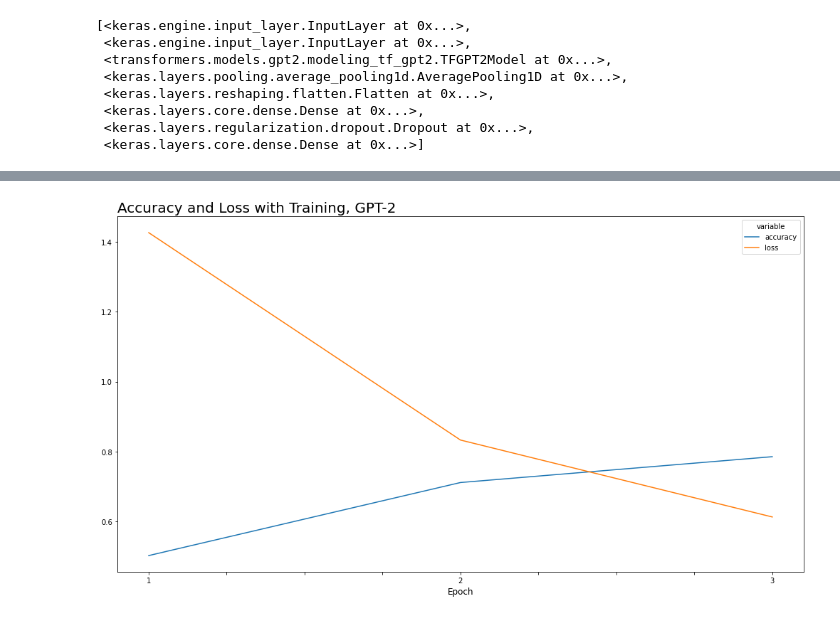
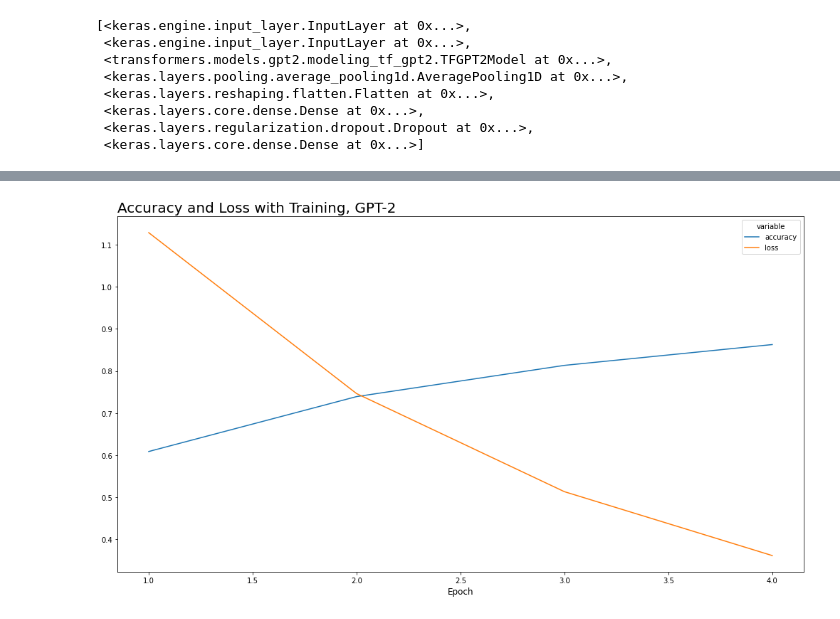
Before and after one commit to uva-ds6050-su22-g6/model, a Jupyter notebook: model_gpt2.ipynb, the cells around one changed output, grey strips where cells are left out. Saved outputs shown, nothing was run; the diff lists cells and outputs as text; code cells hidden in the pictures.

```diff
--- a/model_gpt2.ipynb
+++ b/model_gpt2.ipynb
@@ -218,7 +212,7 @@ with strategy.scope():
 
     early_stopping_callback = tf.keras.callbacks.EarlyStopping(
         monitor="val_loss",
-        patience=1,
+        patience=3,
         mode="auto",
     )
 
@@ -235,7 +229,7 @@ with strategy.scope():
     ds_val = ds_shuffle.skip(train_size).batch(32).with_options(options)
 
     ds_y = [x[1].numpy() for x in ds_train]
-    ds_y_train = np.concatenate(ds_y_train)
+    ds_y_train = np.concatenate(ds_y)
 
     history = model.fit(ds_train,
                         validation_data=ds_val,
@@ -289,21 +285,21 @@ with strategy.scope():
 # %%
 # plotting training history
 history_df = pd.DataFrame(np.array([history.history['accuracy'], history.history['loss']]).T, columns = ['accuracy', 'loss'])
 history_df = history_df.reset_index().rename(columns = {'index': 'epoch'})
 history_df['epoch'] = history_df['epoch'] + 1
 history_df = pd.melt(history_df, id_vars = 'epoch', value_vars = ['accuracy', 'loss'])
 
 fig, ax = plt.subplots(1, 1, figsize = (14,8))
 sns.lineplot(x = 'epoch', y = 'value', hue = 'variable', data = history_df);
 # labels, title and ticks
 ax.set_xlabel('Epoch', fontsize = 12);
 ax.set_ylabel('');
 ax.set_title('Accuracy and Loss with Training, GPT-2', loc = 'left', fontsize = 20);
-ax.xaxis.set_ticklabels(['','1','','','','2','','','','3']);
+#ax.xaxis.set_ticklabels(['','1','','','','2','','','','3']);
 plt.tight_layout()
 plt.show()
 # %% [output]
-[figure, old version]
+[figure, new version]
 # %%
 ## creating confusion matrices
 predict_train_data = model.predict(ds_train, batch_size=4)
```
Also changed, not shown: parts of 19 cells of this notebook, 1 other file.
